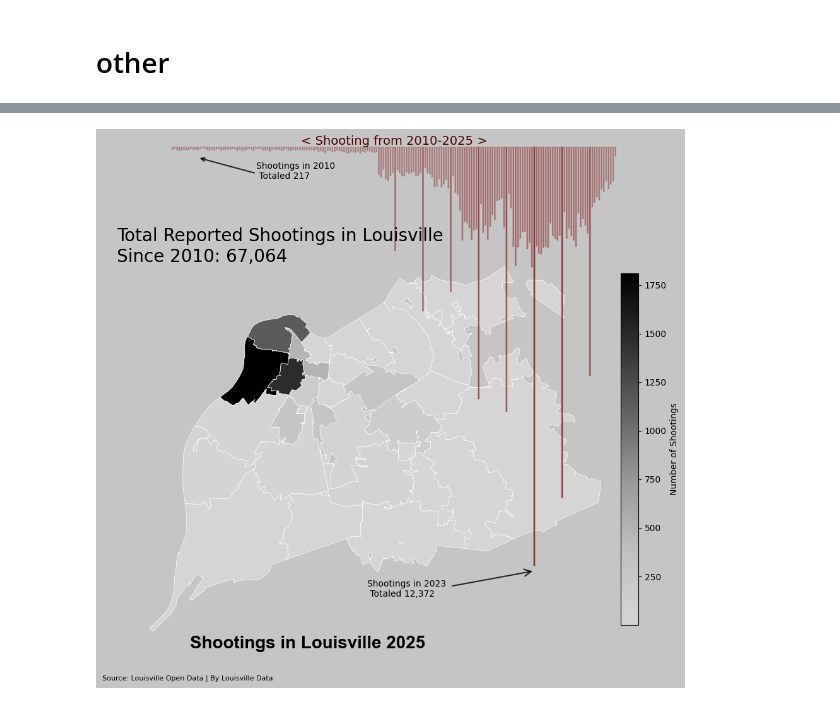
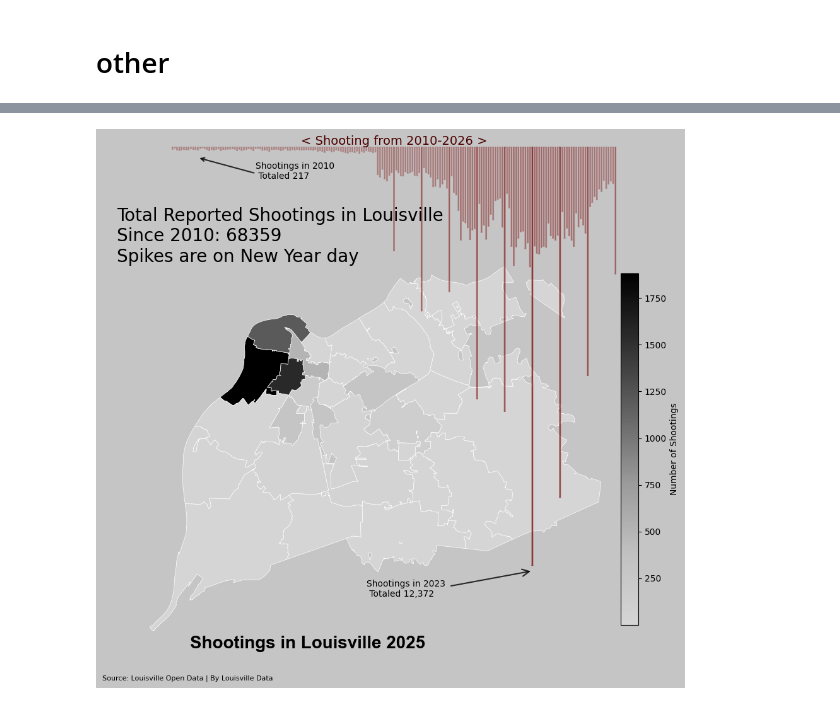
Before and after one commit to dmorton714/db_migration, a Jupyter notebook: dataPortion/notebook/notebook.ipynb, the cells around one changed output, grey strips where cells are left out. Cells and saved outputs as stored; diff of their text form; code cells hidden in the pictures.

```diff
--- a/dataPortion/notebook/notebook.ipynb
+++ b/dataPortion/notebook/notebook.ipynb
@@ -2494,7 +748,7 @@ ax_drip.xaxis.set_major_formatter(mdates.DateFormatter('%Y'))
 ax_drip.text(
     x=0.5,
     y=1,
-    s="< Shooting from 2010-2025 >",
+    s="< Shooting from 2010-2026 >",
     fontsize=14,
     color='#4d0000',
     ha='center',
@@ -2571,7 +825,7 @@ ax_drip.text(
     color='black'
 )
 
-s = "Total Reported Shootings in Louisville\nSince 2010: 67,064"
+s = "Total Reported Shootings in Louisville\nSince 2010: 68359\nSpikes are on New Year day"
 
 # x positions as Matplotlib numeric dates
 x_text = mdates.date2num(pd.Timestamp('2008-01-01'))
@@ -2598,34 +852,34 @@ arrow = FancyArrowPatch(
     posA=(x_tail, y_tail),
     posB=(x_head, y_head),
     arrowstyle="->",
     color="black",
     lw=1.5,
     alpha=0.8,
     mutation_scale=20,
     transform=ax_drip.transData,
     clip_on=False
 )
 
 # Add the arrow to the Figure artists
 fig.add_artist(arrow)
 
 # *** SOURCE FIX: Adjusted Y coordinate to move it closer to the plots ***
 fig.text(
     x=0.05,
     y=.31,
     s="Source: Louisville Open Data | By Louisville Data",
     fontsize=8,
     color='black',
     ha='left',
     transform=fig.transFigure
 )
 
 # --------------------
 # SHOW
 # --------------------
 plt.show()
 # %% [output]
-[figure, old version]
+[figure, new version]
 # %%
 data.head()
 # %% [output]
```
Also changed, not shown: parts of 34 cells of this notebook, 12 other files.
